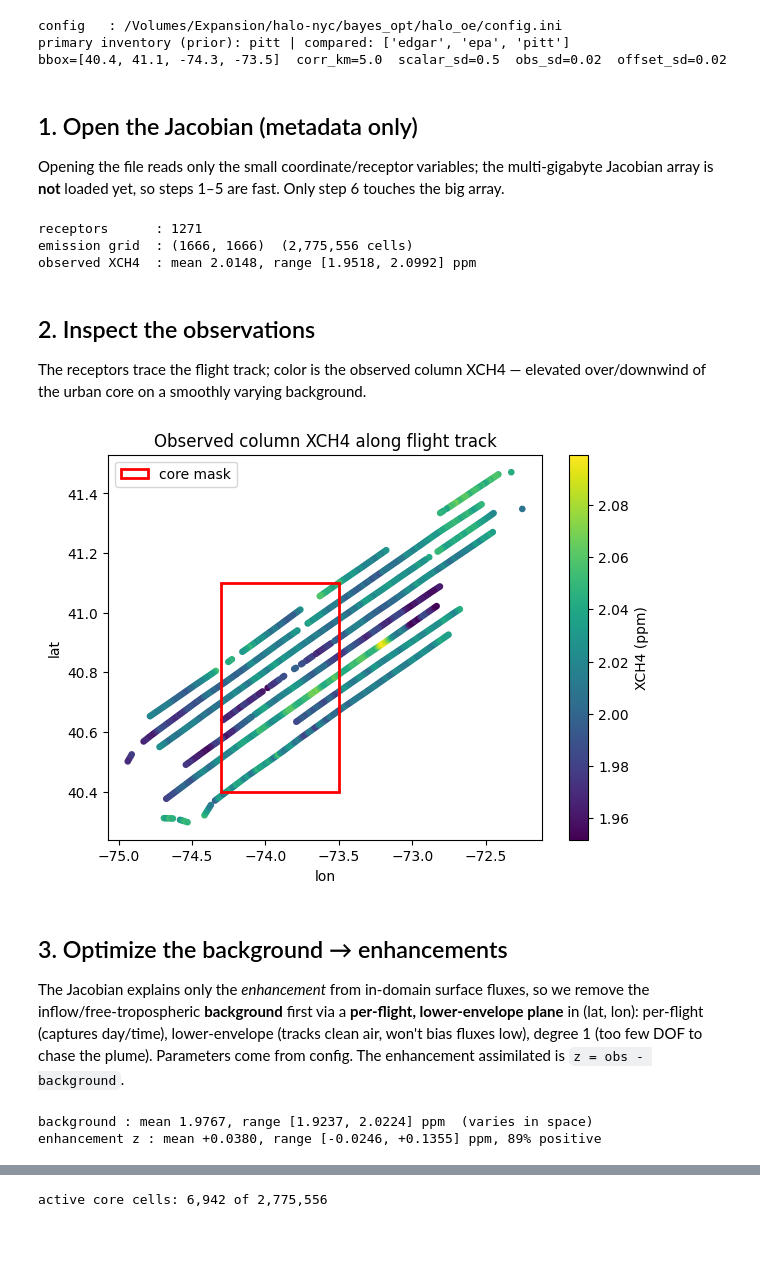
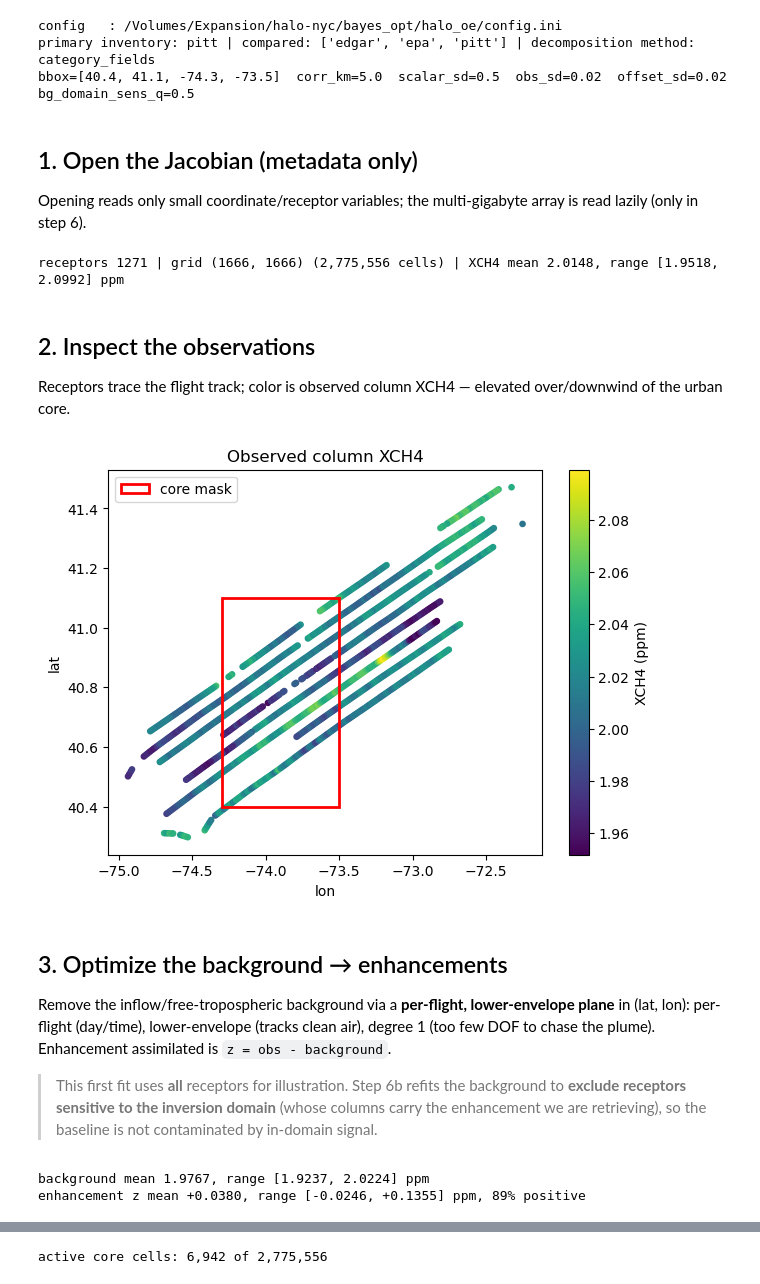
Before and after one commit to erselab/halo-nyc, a Jupyter notebook: bayes_opt/halo_oe/halo_inversion_walkthrough.ipynb, the cells around one changed output, grey strips where cells are left out. Drawn from its saved outputs; the diff is of its cells as text; code cells hidden in the pictures; blank space fills up the shorter version.

```diff
--- a/bayes_opt/halo_oe/halo_inversion_walkthrough.ipynb
+++ b/bayes_opt/halo_oe/halo_inversion_walkthrough.ipynb
@@ -22,7 +18,7 @@ import matplotlib.pyplot as plt
 BAYES_OPT = os.path.dirname(os.path.dirname(os.path.abspath('halo_inversion_walkthrough.ipynb')))
 if BAYES_OPT not in sys.path:
     sys.path.insert(0, BAYES_OPT)
-import halo_oe  # noqa: F401  (side effect: makes goe/adapters importable)
+import halo_oe  # noqa: F401
 
 from goe import (GaussianLinearProblem, BlockDiagonalCovariance, DiagonalCovariance,
                  StateSpace, solve, reduced_chi_square)
@@ -33,11 +29,10 @@ from adapters.scaling_blocks import category_blocks, offset_block
 from adapters.covariance_builders import build_spatial_covariance
 from adapters.observations import build_observations
 from halo_oe.emissions import category_priors_on_grid
-from halo_oe.background import flight_background
+from halo_oe.background import flight_background, domain_insensitive_mask
 from halo_oe.flux import estimate_fluxes
 from halo_oe.pipeline import InversionContext, invert_with_inventory
 
-# --- read ALL settings from the same config.ini the run_halo.py CLI uses ---
 CONFIG_PATH = os.path.join(BAYES_OPT, 'halo_oe', 'config.ini')
 cfg = Config(CONFIG_PATH)
 _cfgdir = os.path.dirname(CONFIG_PATH)
@@ -47,12 +42,14 @@ def _resolve(p):
 JAC_PATH  = _resolve(cfg.get('jacobian', 'path'))
 EMIS_PATH = _resolve(cfg.get('emissions', 'path'))
 BBOX      = cfg.get_literal('domain', 'bbox')
-INVENTORY = cfg.get('emissions', 'inventory', default='pitt')           # primary prior
+INVENTORY = cfg.get('emissions', 'inventory', default='pitt')
 COMPARE   = [s.strip() for s in cfg.get('emissions', 'compare', default='edgar,epa,pitt').split(',')]
+METHOD    = cfg.get('decomposition', 'method', default='category_fields')
 
 DEGREE            = cfg.get_int('background', 'degree', default=1)
 ENVELOPE_QUANTILE = cfg.get_float('background', 'envelope_quantile', default=0.25)
 N_ITER            = cfg.get_int('background', 'n_iter', default=5)
+DOMAIN_SENS_Q     = cfg.get_float('background', 'domain_sensitivity_quantile', default=1.0)
 SCALAR_STDDEV     = cfg.get_float('prior', 'scalar_stddev', default=0.5)
 CORR_KM           = cfg.get_float('prior', 'correlation_length_km', default=5.0)
 OBS_STDDEV        = cfg.get_float('observations', 'error_stddev', default=0.02)
@@ -60,52 +57,52 @@ N_OFFSETS         = cfg.get_int('offset', 'n_groups', default=1)
 OFFSET_STDDEV     = cfg.get_float('offset', 'stddev', default=0.02)
 
 print('config   :', CONFIG_PATH)
-print('primary inventory (prior):', INVENTORY, '| compared:', COMPARE)
-print(f'bbox={BBOX}  corr_km={CORR_KM}  scalar_sd={SCALAR_STDDEV}  obs_sd={OBS_STDDEV}  offset_sd={OFFSET_STDDEV}')
+print('primary inventory:', INVENTORY, '| compared:', COMPARE, '| decomposition method:', METHOD)
+print(f'bbox={BBOX}  corr_km={CORR_KM}  scalar_sd={SCALAR_STDDEV}  obs_sd={OBS_STDDEV}  '
+      f'offset_sd={OFFSET_STDDEV}  bg_domain_sens_q={DOMAIN_SENS_Q}')
 # %% [output]
 config   : /Volumes/Expansion/halo-nyc/bayes_opt/halo_oe/config.ini
-primary inventory (prior): pitt | compared: ['edgar', 'epa', 'pitt']
-bbox=[40.4, 41.1, -74.3, -73.5]  corr_km=5.0  scalar_sd=0.5  obs_sd=0.02  offset_sd=0.02
+primary inventory: pitt | compared: ['edgar', 'epa', 'pitt'] | decomposition method: category_fields
+bbox=[40.4, 41.1, -74.3, -73.5]  corr_km=5.0  scalar_sd=0.5  obs_sd=0.02  offset_sd=0.02  bg_domain_sens_q=0.5
 # %% [markdown]
 ## 1. Open the Jacobian (metadata only)
 
-Opening the file reads only the small coordinate/receptor variables; the multi-gigabyte Jacobian array is **not** loaded yet, so steps 1–5 are fast. Only step 6 touches the big array.
+Opening reads only small coordinate/receptor variables; the multi-gigabyte array is read lazily (only in step 6).
 # %%
 jf = JacobianFile(JAC_PATH)
 grid = jf.grid
 obs = jf.receptor_obs
 rlat, rlon = jf.receptor_lat, jf.receptor_lon
-print(f'receptors      : {jf.n_receptors}')
-print(f'emission grid  : {grid.shape}  ({grid.n_cells:,} cells)')
-print(f'observed XCH4  : mean {obs.mean():.4f}, range [{obs.min():.4f}, {obs.max():.4f}] ppm')
+print(f'receptors {jf.n_receptors} | grid {grid.shape} ({grid.n_cells:,} cells) | '
+      f'XCH4 mean {obs.mean():.4f}, range [{obs.min():.4f}, {obs.max():.4f}] ppm')
 # %% [output]
-receptors      : 1271
-emission grid  : (1666, 1666)  (2,775,556 cells)
-observed XCH4  : mean 2.0148, range [1.9518, 2.0992] ppm
+receptors 1271 | grid (1666, 1666) (2,775,556 cells) | XCH4 mean 2.0148, range [1.9518, 2.0992] ppm
 # %% [markdown]
 ## 2. Inspect the observations
 
-The receptors trace the flight track; color is the observed column XCH4 — elevated over/downwind of the urban core on a smoothly varying background.
+Receptors trace the flight track; color is observed column XCH4 — elevated over/downwind of the urban core.
 # %%
 fig, ax = plt.subplots(figsize=(7, 5))
 sc = ax.scatter(rlon, rlat, c=obs, s=14, cmap='viridis')
 ax.add_patch(plt.Rectangle((BBOX[2], BBOX[0]), BBOX[3]-BBOX[2], BBOX[1]-BBOX[0],
                            fill=False, ec='red', lw=2, label='core mask'))
-ax.set_xlabel('lon'); ax.set_ylabel('lat'); ax.set_title('Observed column XCH4 along flight track')
-ax.legend(loc='upper left'); fig.colorbar(sc, label='XCH4 (ppm)'); plt.show()
+ax.set_xlabel('lon'); ax.set_ylabel('lat'); ax.set_title('Observed column XCH4'); ax.legend(loc='upper left')
+fig.colorbar(sc, label='XCH4 (ppm)'); plt.show()
 # %% [output]
-[figure, old version]
+[figure, new version]
 # %% [markdown]
 ## 3. Optimize the background → enhancements
 
-The Jacobian explains only the *enhancement* from in-domain surface fluxes, so we remove the inflow/free-tropospheric **background** first via a **per-flight, lower-envelope plane** in (lat, lon): per-flight (captures day/time), lower-envelope (tracks clean air, won't bias fluxes low), degree 1 (too few DOF to chase the plume). Parameters come from config. The enhancement assimilated is `z = obs - background`.
+Remove the inflow/free-tropospheric background via a **per-flight, lower-envelope plane** in (lat, lon): per-flight (day/time), lower-envelope (tracks clean air), degree 1 (too few DOF to chase the plume). Enhancement assimilated is `z = obs - background`.
+
+> This first fit uses **all** receptors for illustration. Step 6b refits the background to **exclude receptors sensitive to the inversion domain** (whose columns carry the enhancement we are retrieving), so the baseline is not contaminated by in-domain signal.
 # %%
 bg = flight_background(rlat, rlon, obs, degree=DEGREE, quantile=ENVELOPE_QUANTILE, n_iter=N_ITER)
 z = obs - bg
-print(f'background : mean {bg.mean():.4f}, range [{bg.min():.4f}, {bg.max():.4f}] ppm  (varies in space)')
-print(f'enhancement z : mean {z.mean():+.4f}, range [{z.min():+.4f}, {z.max():+.4f}] ppm, {np.mean(z>=0)*100:.0f}% positive')
+print(f'background mean {bg.mean():.4f}, range [{bg.min():.4f}, {bg.max():.4f}] ppm')
+print(f'enhancement z mean {z.mean():+.4f}, range [{z.min():+.4f}, {z.max():+.4f}] ppm, {np.mean(z>=0)*100:.0f}% positive')
 # %% [output]
-background : mean 1.9767, range [1.9237, 2.0224] ppm  (varies in space)
-enhancement z : mean +0.0380, range [-0.0246, +0.1355] ppm, 89% positive
+background mean 1.9767, range [1.9237, 2.0224] ppm
+enhancement z mean +0.0380, range [-0.0246, +0.1355] ppm, 89% positive
 # %%
 fig, ax = plt.subplots(1, 3, figsize=(16, 4.4), constrained_layout=True)
```
Also changed, not shown: parts of 24 cells of this notebook, 4 other files.
